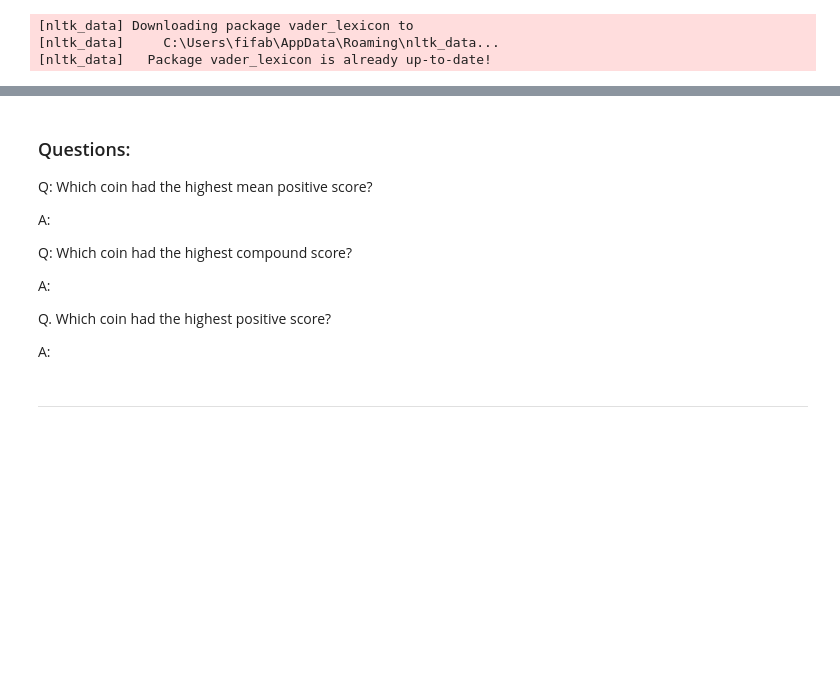
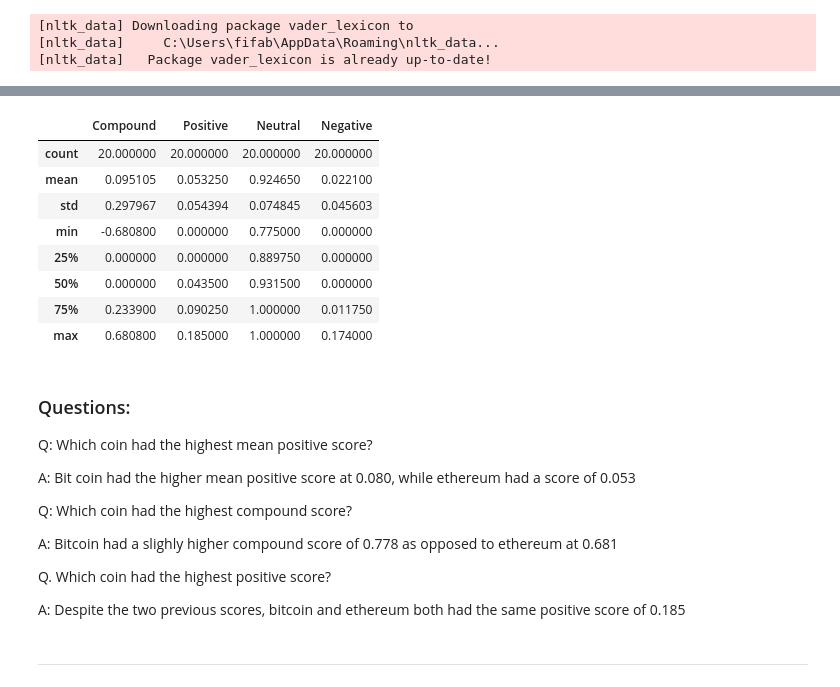
Before and after one commit to DamaniW/NLP, a Jupyter notebook: crypto_sentiment.ipynb, the cells around one changed output, grey strips where cells are left out. Cells and saved outputs as stored; diff of their text form; code cells hidden in the pictures; blank space fills up the shorter version.

```diff
--- a/crypto_sentiment.ipynb
+++ b/crypto_sentiment.ipynb
@@ -45,3 +66,4 @@ TypeError: expected string or bytes-like object
 # %%
 # Fetch the Ethereum news articles
-# YOUR CODE HERE!
+ether_news = newsapi.get_everything(q="ethereum", language="en", sort_by="relevancy")
+ether_news
@@ -53,0 +139,30 @@ TypeError: expected string or bytes-like object
+# %%
+# Create the Ethereum sentiment scores DataFrame
+eth_df = create_df(ether_news['articles'])
+eth_df.dropna(inplace=True)
+
+eth_sent = {
+    'text_compound': [],
+    'text_pos': [],
+    'text_neu': [],
+    'text_neg': [],
+}
+
+# Get sentiment for the text and the title
+for index, row in eth_df.iterrows():
+    try:
+        text_sentiment = analyzer.polarity_scores(row['text'])
+        eth_sent['text_compound'].append(text_sentiment['compound'])
+        eth_sent['text_pos'].append(text_sentiment['pos'])
+        eth_sent['text_neu'].append(text_sentiment['neu'])
+        eth_sent['text_neg'].append(text_sentiment['neg'])
+    except AttributeError:
+        pass
+
+eth_sentiment_df = pd.DataFrame(eth_sent)
+
+eth_df = eth_df.join(eth_sentiment_df)
+
+eth_df.columns = ['Article','Compound','Positive','Neutral','Negative']
+
+eth_df.head()
@@ -57,20 +189,30 @@ TypeError: expected string or bytes-like object
 # %%
 # Describe the Ethereum Sentiment
-# YOUR CODE HERE!
+eth_df.describe()
+# %% [output]
+|  | Compound | Positive | Neutral | Negative |
+| count | 20.000000 | 20.000000 | 20.000000 | 20.000000 |
+| mean | 0.095105 | 0.053250 | 0.924650 | 0.022100 |
+| std | 0.297967 | 0.054394 | 0.074845 | 0.045603 |
+| min | -0.680800 | 0.000000 | 0.775000 | 0.000000 |
+| 25% | 0.000000 | 0.000000 | 0.889750 | 0.000000 |
+| 50% | 0.000000 | 0.043500 | 0.931500 | 0.000000 |
+| 75% | 0.233900 | 0.090250 | 1.000000 | 0.011750 |
+| max | 0.680800 | 0.185000 | 1.000000 | 0.174000 |
 # %% [markdown]
 ### Questions:
 
 Q: Which coin had the highest mean positive score?
 
-A:
+A: Bit coin had the higher mean positive score at 0.080, while ethereum had a score of 0.053
 
 Q: Which coin had the highest compound score?
 
-A:
+A: Bitcoin had a slighly higher compound score of 0.778 as opposed to ethereum at 0.681
 
 Q. Which coin had the highest positive score?
 
-A:
+A: Despite the two previous scores, bitcoin and ethereum both had the same positive score of 0.185
 # %% [markdown]
 ---
 # %% [markdown]
```
Also changed, not shown: parts of 36 cells of this notebook, 7 other files.
